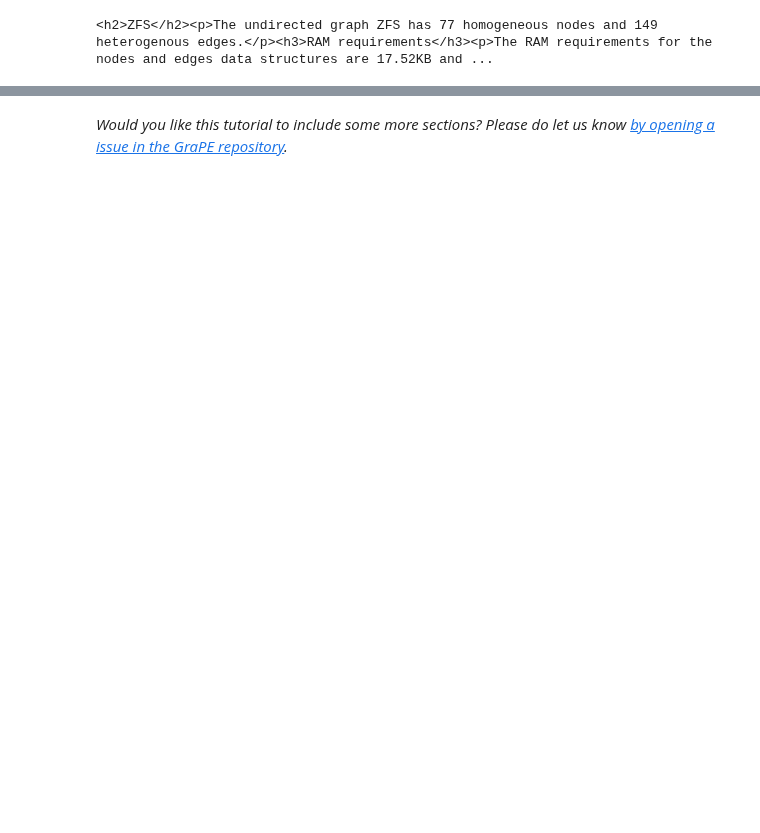
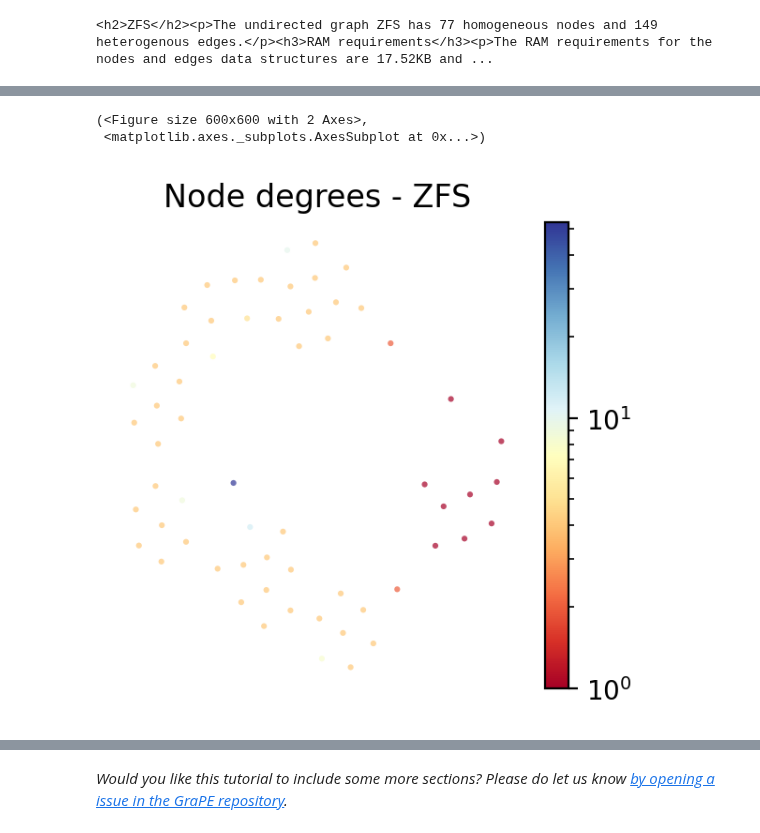
Before and after one commit to AnacletoLAB/grape, a Jupyter notebook: tutorials/Ensmallen_Automatic_Graph_Retieval_KGOBO.ipynb, the cells around one changed output, grey strips where cells are left out. Cells and saved outputs as stored; diff of their text form; code cells hidden in the pictures; blank space fills up the shorter version.

```diff
--- a/tutorials/Ensmallen_Automatic_Graph_Retieval_KGOBO.ipynb
+++ b/tutorials/Ensmallen_Automatic_Graph_Retieval_KGOBO.ipynb
@@ -57,0 +193,5 @@ graph
+# %%
+(node_embedding, node_type_embedding, edge_type_embedding), history = compute_node_embedding(
+    graph,
+    node_embedding_method_name="TransE"
+)
@@ -57,0 +244,6 @@ graph
+# %%
+from embiggen.visualizations import GraphVisualization
+
+visualizer = GraphVisualization(graph)
+
+visualizer.fit_transform_nodes(node_embedding)
@@ -57,0 +258,6 @@ graph
+# %%
+visualizer.plot_node_degrees(annotate_nodes=False, figsize=(3, 3))
+# %% [output]
+(<Figure size 600x600 with 2 Axes>,
+ <matplotlib.axes._subplots.AxesSubplot at 0x...>)
+[figure, added]
```
Also changed, not shown: parts of 42 cells of this notebook.
